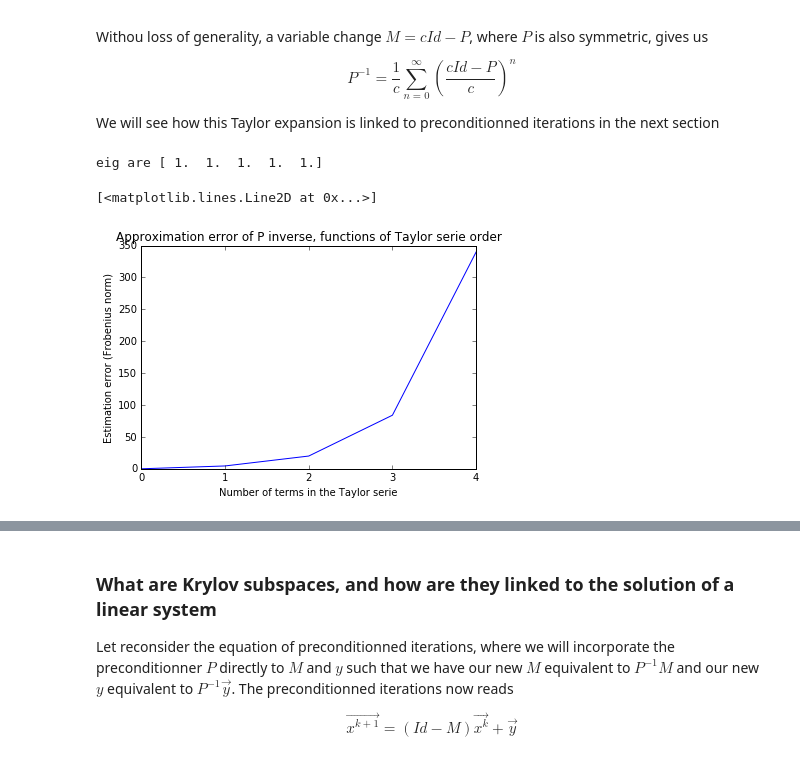
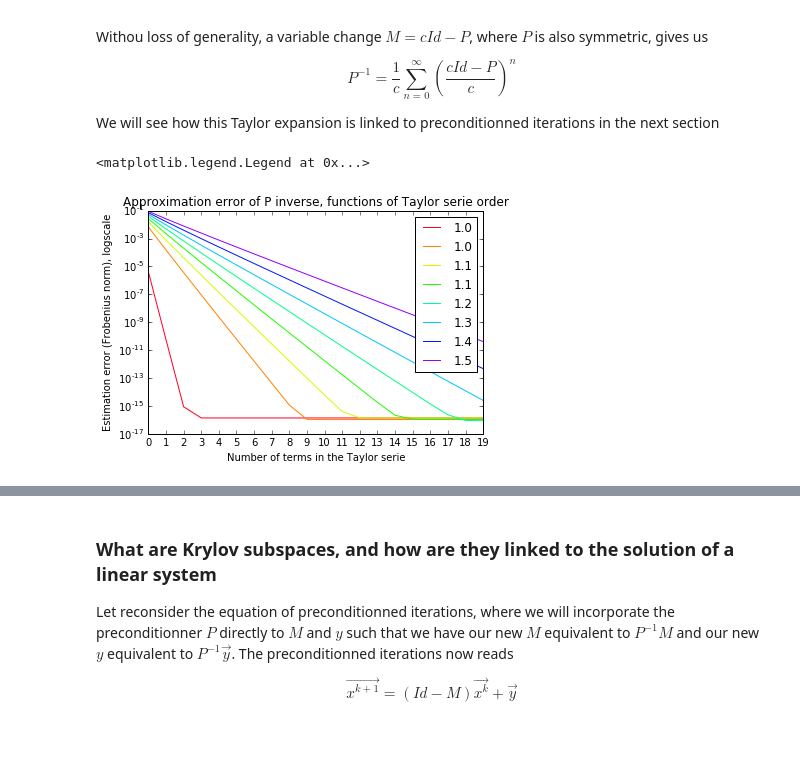
Before and after one commit to gnthibault/Optimisation-Python, a Jupyter notebook: KrylovBasedMethods.ipynb, the cells around one changed output, grey strips where cells are left out. Saved outputs shown, nothing was run; the diff lists cells and outputs as text; code cells hidden in the pictures.

Commit message:
gave the right implementation for taylor series inversion of a matrix

```diff
--- a/KrylovBasedMethods.ipynb
+++ b/KrylovBasedMethods.ipynb
@@ -52,42 +52,50 @@ We will see how this Taylor expansion is linked to preconditionned iterations in
 # %%
 """
 Let see if this method work, on a well conditionned matrix:
 to do so, we directly generates random symmetric matrix,
 and then tune its spetrum to an arbitrarily well conditionned
 matrix
 """
-size = 5
+size = 20
 P = np.random.rand(size,size)
 P = np.dot(P,P.T)
-[v,Q] = np.linalg.eigh(P) #eig decomposition
-P = np.dot(Q,np.dot(np.diag(np.cumprod(1.000*np.ones(size))),Q.T))
+[v,Q] = np.linalg.eigh(P)
 
-print "eig are "+str(np.linalg.eigvals(P))
-c=np.linalg.eigvals(P)[0]
-
-realP1 = np.linalg.inv(P)
-ratio = (c-P)/c
-Pn = np.identity(size)
-P1 = Pn.copy()
-frobError = [np.linalg.norm(realP1-P1/c)]
-
-#Taylor serie sum
-nb_taylor = 5
-for i in range(nb_taylor-1):
-    Pn = np.dot(Pn,ratio)
-    P1 += Pn
-    frobError.append(np.linalg.norm(realP1-P1/c))
-
+#generate arbitrary good conditionning
+NB_SAMPLE = 8
+nb_taylor = 20
+condstep = np.linspace(1+1e-5, 1+1e-1,NB_SAMPLE)
+cm = plt.get_cmap('gist_rainbow')
+colors = [cm(1.*i/NB_SAMPLE) for i in range(NB_SAMPLE)]
 plt.figure()
 plt.title( "Approximation error of P inverse, functions of Taylor serie order")
 plt.xticks(range(nb_taylor))
 plt.xlabel("Number of terms in the Taylor serie")
-plt.ylabel("Estimation error (Frobenius norm)")
-plt.plot(range(nb_taylor), frobError)
+plt.ylabel("Estimation error (Frobenius norm), logscale")
+plt.yscale('log')
+
+for cond,color in zip(condstep,colors):
+    P = np.dot(Q,np.dot(np.diag(10+np.cumprod(cond*np.ones(size))),Q.T))
+    c=np.max(np.linalg.eigvals(P))
+    condNum = c/np.min(np.linalg.eigvals(P))
+    realP1 = np.linalg.inv(P)
+    ratio = (np.identity(size)-P/c)
+    Pn = np.identity(size)
+    P1 = Pn.copy()
+    frobError = [np.linalg.norm(realP1-P1/c)]
+    #Taylor serie sum
+    for i in range(nb_taylor-1):
+        Pn = np.dot(Pn,ratio)
+        P1 += Pn
+        frobError.append(np.linalg.norm(realP1-P1/c))
+
+    plt.plot(range(nb_taylor),frobError,
+             color=color,label="{0:.1f}".format(condNum))
+
+plt.legend()
 # %% [output]
-eig are [ 1.  1.  1.  1.  1.]
+<matplotlib.legend.Legend at 0x...>
-[<matplotlib.lines.Line2D at 0x...>]
-[figure, old version]
+[figure, new version]
 # %% [markdown]
 ## Krylov Subspaces methods
 
```
Also changed, not shown: parts of 2 cells of this notebook, 1 other file.
